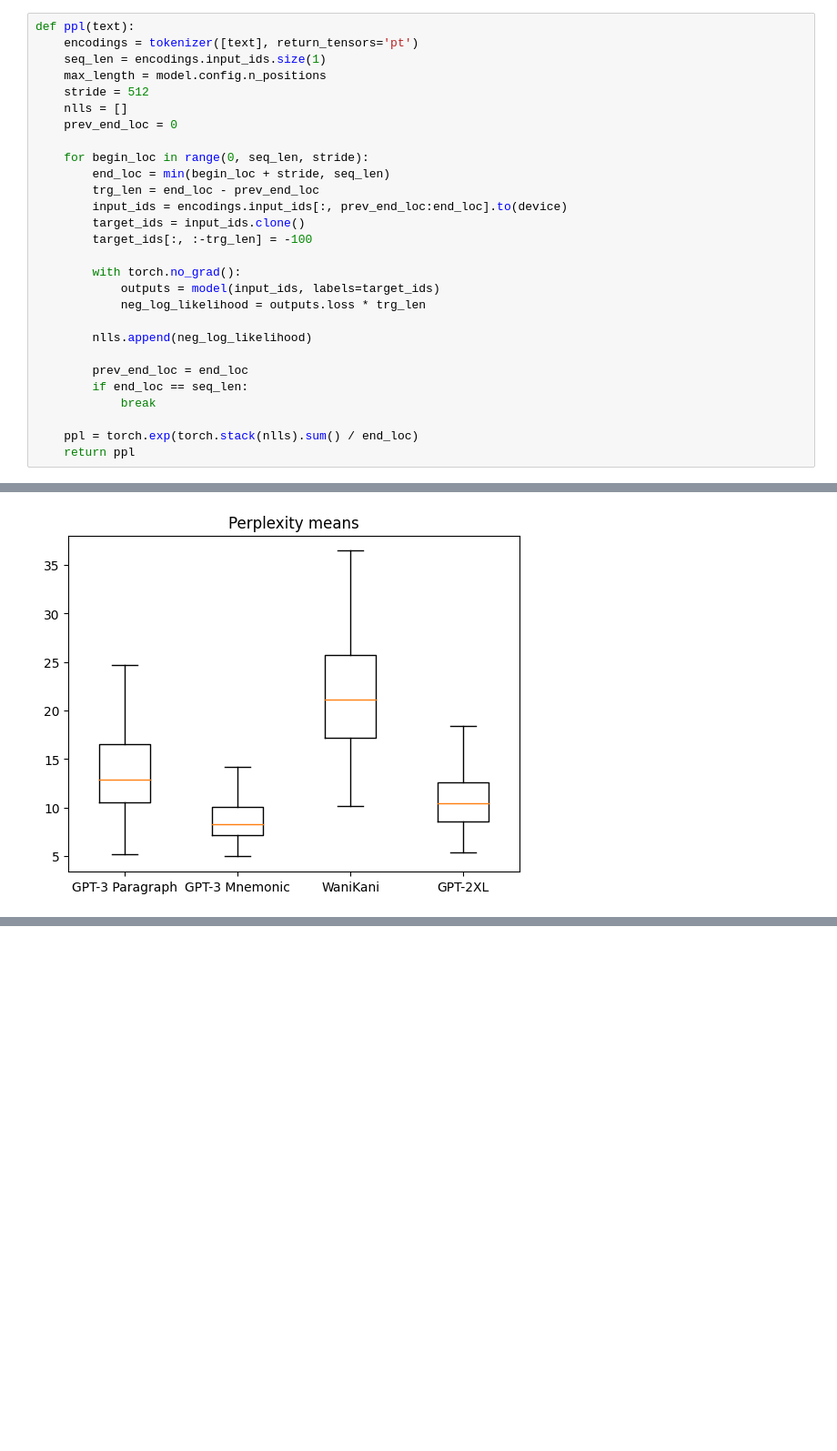
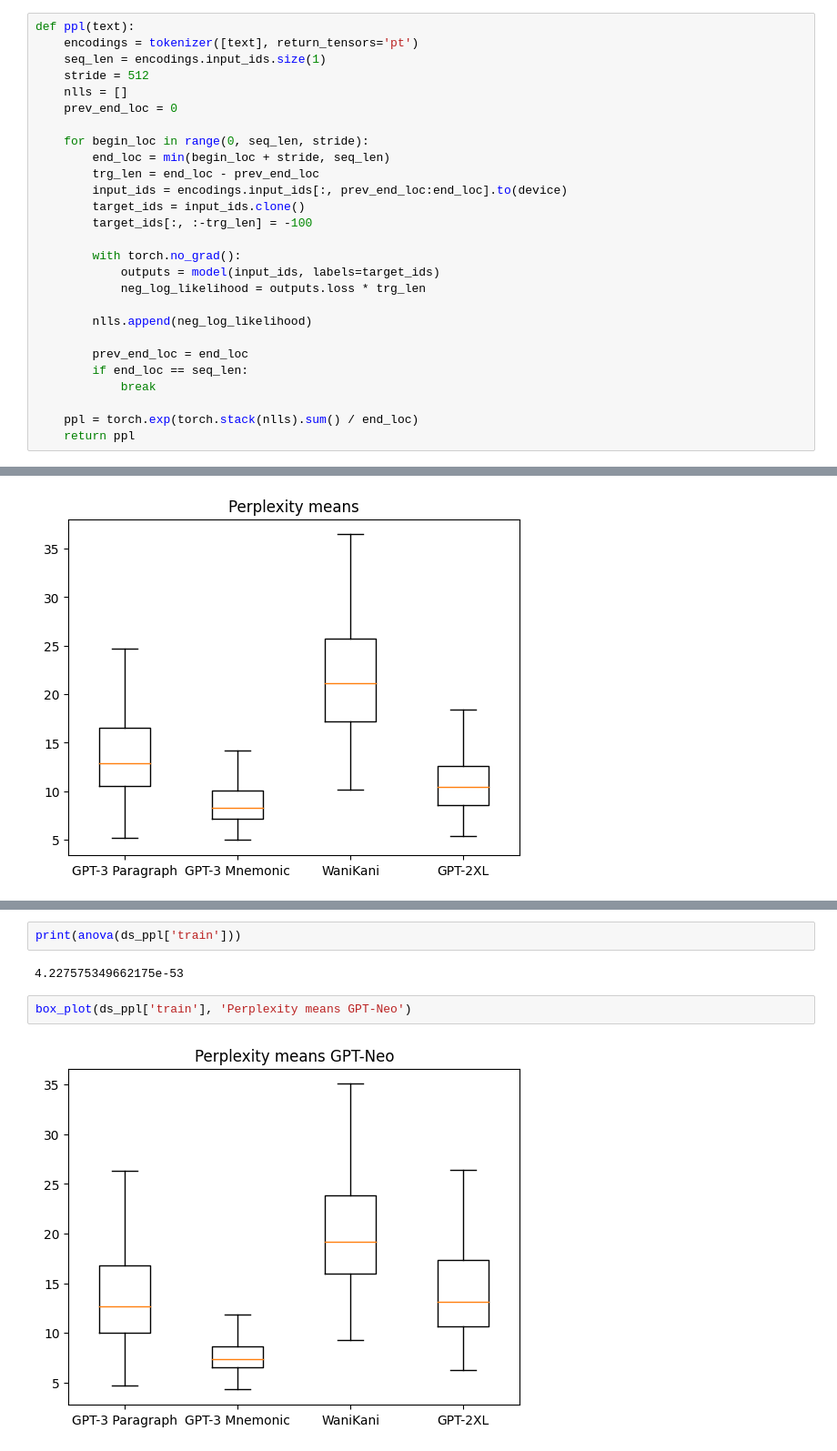
Before and after one commit to martingrzzler/robanohashi-thesis-notebook, a Jupyter notebook: perplexity.ipynb, the cells around one changed output, grey strips where cells are left out. Shown at 91% size. Saved outputs shown, nothing was run; the diff lists cells and outputs as text; blank space fills up the shorter version.

```diff
--- a/perplexity.ipynb
+++ b/perplexity.ipynb
@@ -42,7 +44,6 @@ This is my first attempt at a project like this, so please let me know if there'
 def ppl(text):
     encodings = tokenizer([text], return_tensors='pt')
     seq_len = encodings.input_ids.size(1)
-    max_length = model.config.n_positions
     stride = 512
     nlls = []
     prev_end_loc = 0
@@ -113,0 +121,8 @@ box_plot(ds_ppl['train'], 'Perplexity means')
+# %%
+print(anova(ds_ppl['train']))
+# %% [output]
+4.227575349662175e-53
+# %%
+box_plot(ds_ppl['train'], 'Perplexity means GPT-Neo')
+# %% [output]
+[figure, added]
```
Also changed, not shown: parts of 5 cells of this notebook.
